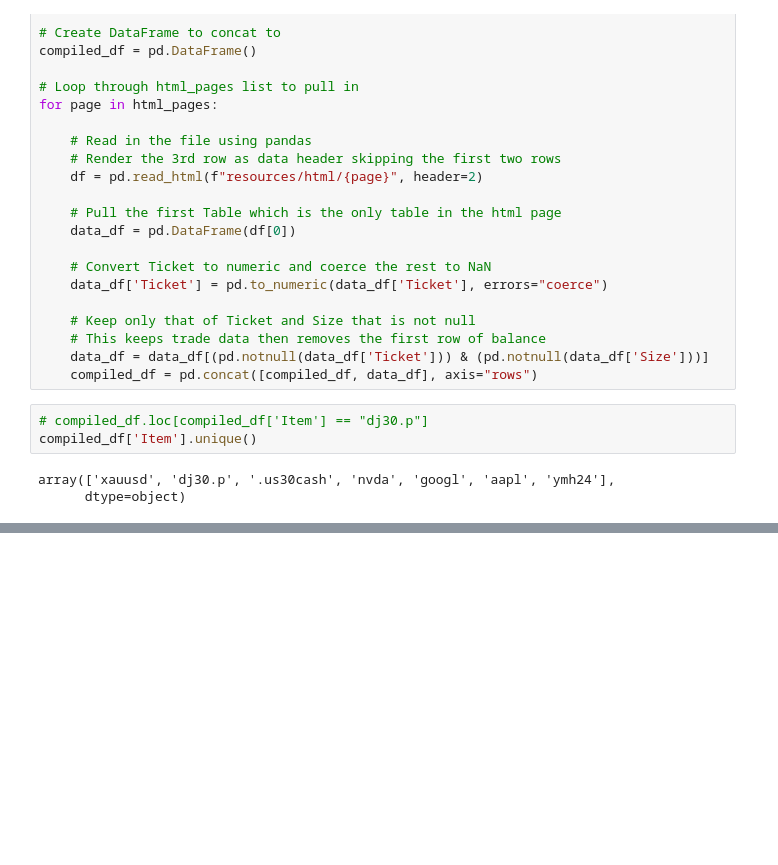
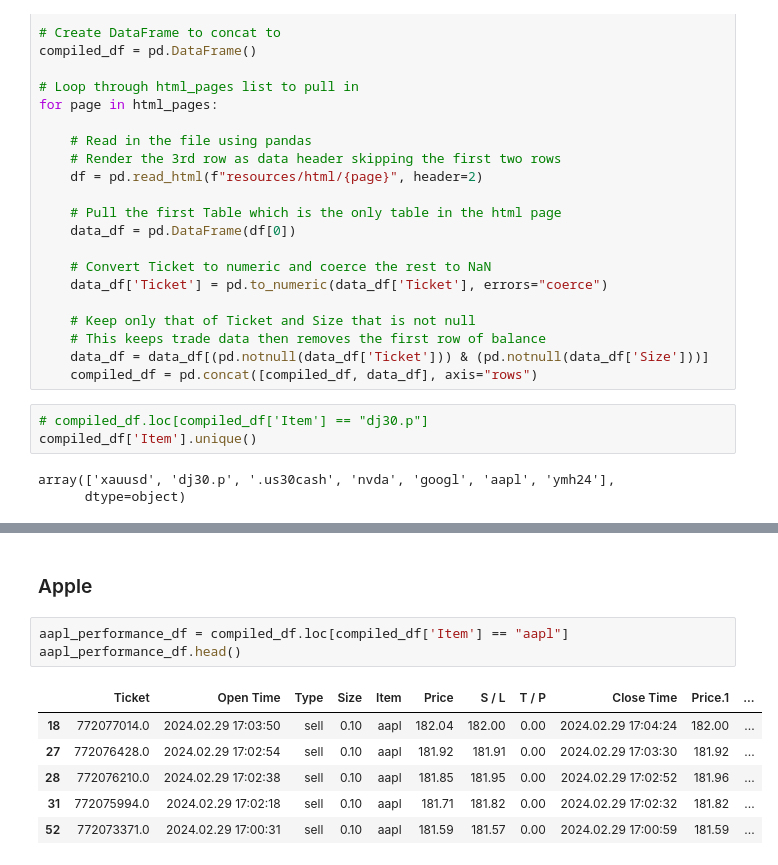
Before and after one commit to QueenofParts/Project2-Room2, a Jupyter notebook: ea_analysis.ipynb, the cells around one changed output, grey strips where cells are left out. Cells and saved outputs as stored; diff of their text form; blank space fills up the shorter version.

```diff
--- a/ea_analysis.ipynb
+++ b/ea_analysis.ipynb
@@ -36,0 +63,12 @@ array(['xauusd', 'dj30.p', '.us30cash', 'nvda', 'googl', 'aapl', 'ymh24'],
+# %% [markdown]
+### Apple
+# %%
+aapl_performance_df = compiled_df.loc[compiled_df['Item'] == "aapl"]
+aapl_performance_df.head()
+# %% [output]
+|  | Ticket | Open Time | Type | Size | Item | Price | S / L | T / P | Close Time | Price.1 | ... |
+| 18 | 772077014.0 | 2024.02.29 17:03:50 | sell | 0.10 | aapl | 182.04 | 182.00 | 0.00 | 2024.02.29 17:04:24 | 182.00 | ... |
+| 27 | 772076428.0 | 2024.02.29 17:02:54 | sell | 0.10 | aapl | 181.92 | 181.91 | 0.00 | 2024.02.29 17:03:30 | 181.92 | ... |
+| 28 | 772076210.0 | 2024.02.29 17:02:38 | sell | 0.10 | aapl | 181.85 | 181.95 | 0.00 | 2024.02.29 17:02:52 | 181.96 | ... |
+| 31 | 772075994.0 | 2024.02.29 17:02:18 | sell | 0.10 | aapl | 181.71 | 181.82 | 0.00 | 2024.02.29 17:02:32 | 181.82 | ... |
+| 52 | 772073371.0 | 2024.02.29 17:00:31 | sell | 0.10 | aapl | 181.59 | 181.57 | 0.00 | 2024.02.29 17:00:59 | 181.59 | ... |
```
Also changed, not shown: parts of 46 cells of this notebook.
